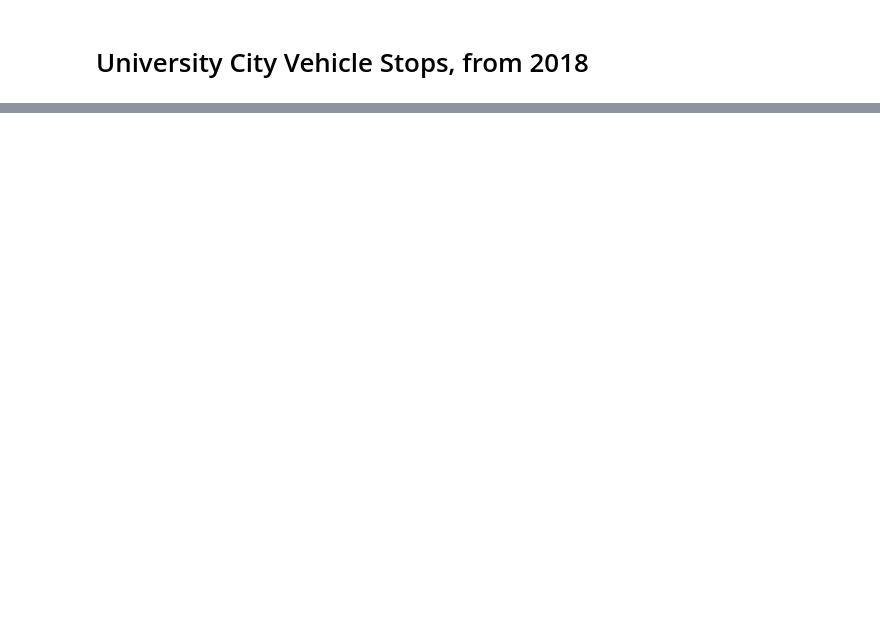
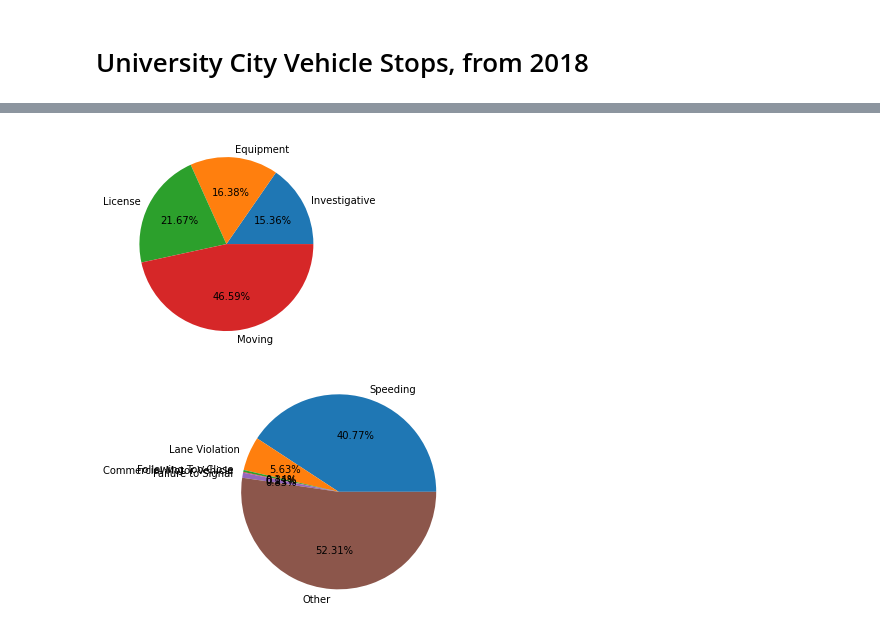
Before and after one commit to BHuesmann/u_city_2018_vehicle_stops, a Jupyter notebook: u_city_2018_vehicle_stops.ipynb, the cells around one changed output, grey strips where cells are left out. Saved outputs shown, nothing was run; the diff lists cells and outputs as text; code cells hidden in the pictures; blank space fills up the shorter version.

```diff
--- a/u_city_2018_vehicle_stops.ipynb
+++ b/u_city_2018_vehicle_stops.ipynb
@@ -29,0 +10,6 @@ data.head()
+# %%
+data = pd.read_csv('u_city_2018_vehicle_stops.csv', parse_dates=[' STOP_DATE', ' TIME_OF_STOP'])
+
+# Commenting out for brevity of the Notebook
+# display(data.info())
+# display(data.describe())
@@ -29,0 +192,24 @@ data.head()
+# %%
+#Performing counts on the various columns in question
+stop_invest = data[' VIOL_INVESTIGATIVE'].count()
+stop_equip = data[' VIOL_EQUIPMENT'].count()
+stop_lic = data[' VIOL_LICENSE'].count()
+stop_mov = data[' VIOL_MOVING'].count()
+
+#Subset of moving violations are counted below
+mov_speed = data[' MOVING_SPEED'].count()
+mov_lane = data[' MOVING_LANE'].count()
+mov_tail = data[' MOVING_TAIL'].count()
+mov_cmv = data[' MOVING_CMV'].count()
+mov_sig = data[' MOVING_SIGNAL'].count()
+mov_other = data[' MOVING_OTHER'].count()
+
+#Creating the DataFrame for the broad stop categories
+stop_df = pd.DataFrame({'Investigative': [stop_invest], 'Equipment': [stop_equip], 'License': [stop_lic], \
+                        'Moving': [stop_mov]})
+display(stop_df.style.hide_index())
+
+#Creating the DataFrame for the various moving violations
+moving_df = pd.DataFrame({'Speeding': [mov_speed], 'Lane Violation': [mov_lane], 'Following Too Close': [mov_tail], \
+                         'Commercial Motor Vehicle': [mov_cmv], 'Failure to Signal': [mov_sig], 'Other': [mov_other]})
+display(moving_df.style.hide_index())
@@ -29,0 +221,14 @@ data.head()
+# %%
+stop_group = [stop_invest, stop_equip, stop_lic, stop_mov]
+stop_labels = ['Investigative', 'Equipment', 'License', 'Moving']
+plt.pie(stop_group, labels=stop_labels, autopct='%0.2f%%')
+plt.show()
+
+mov_group = [mov_speed, mov_lane, mov_tail, mov_cmv, mov_sig, mov_other]
+mov_labels = ['Speeding', 'Lane Violation', 'Following Too Close', 'Commercial Motor Vehicle', 'Failure to Signal', 'Other']
+plt.pie(mov_group, labels=mov_labels, autopct='%0.2f%%')
+plt.axis('equal')
+plt.show()
+# %% [output]
+[figure, added]
+[figure, added]
```
Also changed, not shown: parts of 20 cells of this notebook.
